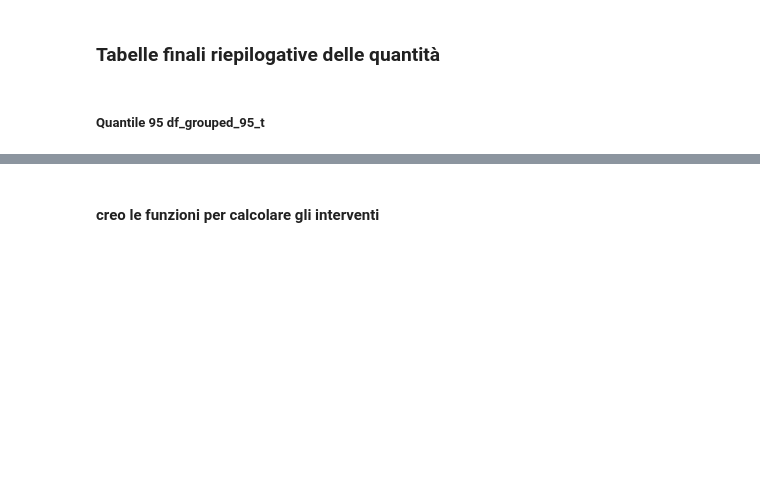
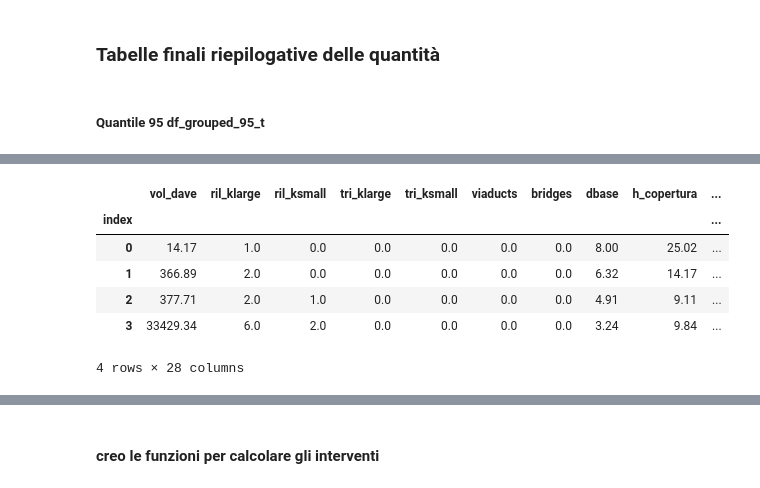
Before and after one commit to fabrizioperuzzo/karst_stochastic, a Jupyter notebook: Karst-jupyter-Rev3.ipynb, the cells around one changed output, grey strips where cells are left out. Cells and saved outputs as stored; diff of their text form; code cells hidden in the pictures; blank space fills up the shorter version.

```diff
--- a/Karst-jupyter-Rev3.ipynb
+++ b/Karst-jupyter-Rev3.ipynb
@@ -1983,0 +1991,40 @@ df_temp.head(4)
+# %%
+# from df_grouped75 -> to -> df_grouped_75_t ovvero completato con altre informazioni
+# n_karst_200_75_t sono i # karst nella banda 2km sia da deterministico (analisi karst in superficie) che da stochastico q75
+# ril-klarge ril-ksmall tri_klarge tri_ksmall viaducts bridges sono i numeri di karst nella banda 100m
+
+cols_totsum = ['vol_dave', 'ril_klarge', 'ril_ksmall', 'tri_klarge', 'tri_ksmall', 'viaducts', 'bridges']
+
+df_temp = df_grouped_75[cols_totsum] + df_grouped_determ[cols_totsum]
+
+df_temp[['dbase','h_copertura','sector2000_50']] = df_grouped_75[['dbase','h_copertura','sector2000_50']]
+df_temp = pd.merge(df_temp, df_g50[list_col_g50], on='sector2000_50', left_index=True)
+df_temp = pd.merge(df_temp, df_grouped_2000[['sector2000_50','n_karst_2000_75']], on='sector2000_50', left_index=True)
+df_temp['n_karst_2000_75_t'] = df_temp['n_karst'] + df_temp['n_karst_2000_75']
+df_temp = df_temp.drop(columns=['n_karst','n_karst_2000_75'])
+df_temp['nk_kmq_100y'] = df_temp.n_karst_2000_75_t / df_temp.sector_area / vitautile
+df_temp['nk_kmq_100y'] = df_temp['nk_kmq_100y'].round(2)
+df_temp['h_rilevato'] = df_temp['h_rilevato'].round(2)
+df_temp['sector_area'] = df_temp['sector_area'].round(2)
+df_temp['h_copertura_ril'] = df_temp['h_copertura_ril'].round(2)
+df_temp['h_copertura_tri'] = df_temp['h_copertura_tri'].round(2)
+df_temp['h_copertura_via'] = df_temp['h_copertura_via'].round(2)
+df_temp['h_trincea'] = df_temp['h_trincea'].round(2)
+df_temp['h_viadotto'] = df_temp['h_viadotto'].round(2)
+df_temp['LViabri'] = df_temp.LBridge + df_temp.LViaduct
+df_temp['nk_viabri'] = df_temp.viaducts + df_temp.bridges
+df_grouped_75_t = df_temp
+###
+df_via_grouped_75_t = df_grouped_75_t[['Tipo_plus','sector2000_50','LViabri','nk_viabri','h_viadotto','h_copertura_via','nk_kmq_100y']]
+df_via_grouped_75_t = df_via_grouped_75_t.groupby('Tipo_plus').agg({
+    'sector2000_50':'first','LViabri':'sum','nk_viabri':'sum','h_viadotto':'max','h_copertura_via':'mean','nk_kmq_100y':'mean'
+    })
+
+df_via_grouped_75_t = df_via_grouped_75_t[(df_via_grouped_75_t.index != 'Rilevato') & (df_via_grouped_75_t.index != 'Trincea')]
+df_via_grouped_75_t['Tipo_viabri'] = np.where(df_via_grouped_75_t.h_viadotto >= lim_via_bridge, 'viaduct', 'bridge')
+
+df_grouped_75_t = df_grouped_75_t.fillna(0)
+df_via_grouped_75_t = df_via_grouped_75_t.fillna(0)
+
+df_grouped_75_t.head(4)
+df_via_grouped_75_t.head(4)
@@ -1983,0 +2038,10 @@ df_temp.head(4)
+# %%
+df_grouped_75_t.head(4)
+# %% [output]
+|  | vol_dave | ril_klarge | ril_ksmall | tri_klarge | tri_ksmall | viaducts | bridges | dbase | h_copertura | ... |
+| index |  |  |  |  |  |  |  |  |  | ... |
+| 0 | 14.17 | 1.0 | 0.0 | 0.0 | 0.0 | 0.0 | 0.0 | 8.00 | 25.02 | ... |
+| 1 | 366.89 | 2.0 | 0.0 | 0.0 | 0.0 | 0.0 | 0.0 | 6.32 | 14.17 | ... |
+| 2 | 377.71 | 2.0 | 1.0 | 0.0 | 0.0 | 0.0 | 0.0 | 4.91 | 9.11 | ... |
+| 3 | 33429.34 | 6.0 | 2.0 | 0.0 | 0.0 | 0.0 | 0.0 | 3.24 | 9.84 | ... |
+4 rows × 28 columns
```
Also changed, not shown: parts of 56 cells of this notebook.
